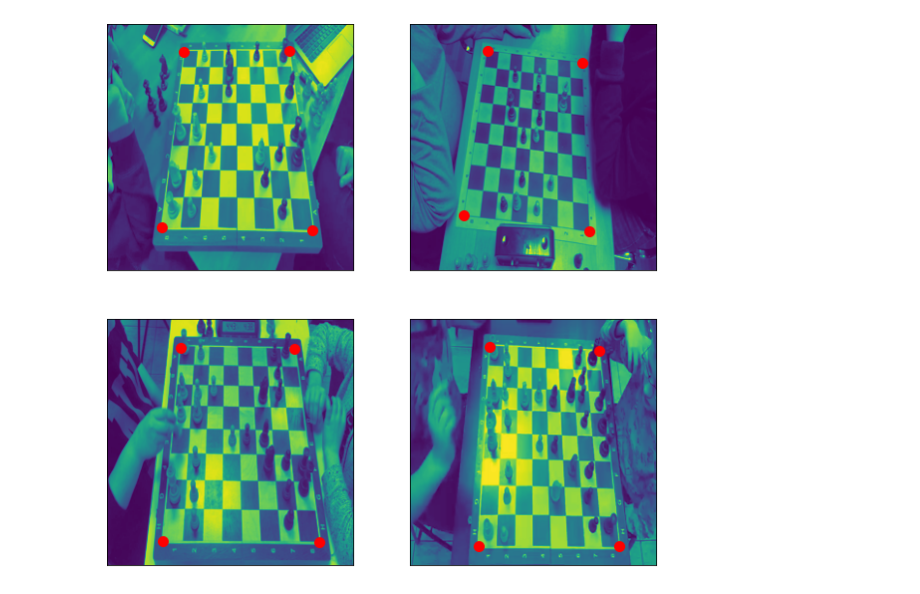
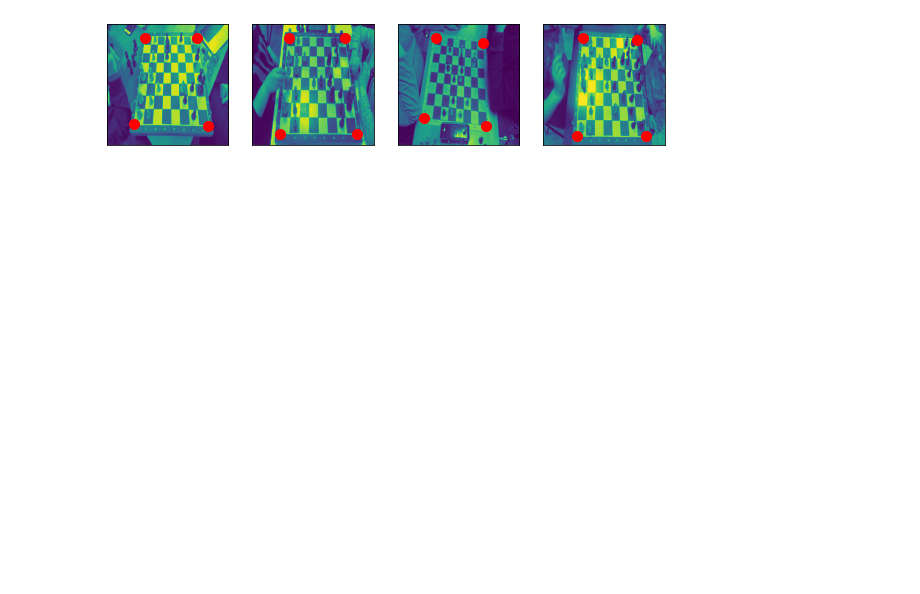
Before and after one commit to homomorfism/keypoint-detection-torchvision, a Jupyter notebook: jupyter-notebooks/visualizate.ipynb, the cells around one changed output. Drawn from its saved outputs; the diff is of its cells as text; code cells hidden in the pictures; blank space fills up the shorter version.

```diff
--- a/jupyter-notebooks/visualizate.ipynb
+++ b/jupyter-notebooks/visualizate.ipynb
@@ -7,24 +7,22 @@ import numpy as np
 dataset = ChessDataset(root_folder=Path("../data"), flag='train')
 # %%
 n_pictures = 4
-fig, axes = plt.subplots(ncols=2, nrows=2, figsize=(10 ,10))
+fig, axes = plt.subplots(ncols=4, nrows=1, figsize=(10 ,10))
 
 for ii in range(n_pictures):
-    row = ii % 2
-    column = ii // 2
     image, label = dataset[ii + 30]
 
     image = np.transpose(image.numpy(), axes=(1, 2, 0))
     keypoints = label['keypoints'].squeeze()
 
-    axes[row, column].grid(False)
-    axes[row, column].set_xticks([])
-    axes[row, column].set_yticks([])
-    axes[row, column].imshow(image)
-    axes[row, column].scatter(keypoints[:, 0], keypoints[:, 1], color='red', s=100)
+    axes[ii].grid(False)
+    axes[ii].set_xticks([])
+    axes[ii].set_yticks([])
+    axes[ii].imshow(image)
+    axes[ii].scatter(keypoints[:, 0], keypoints[:, 1], color='red', s=100)
 
 
 
-fig.savefig("train_data.png", bbox_inches='tight', pad=0)
+fig.savefig("train_data.png", bbox_inches='tight', pad=2)
 # %% [output]
-[figure, old version]
+[figure, new version]
```
Also changed, not shown: 10 other files.
